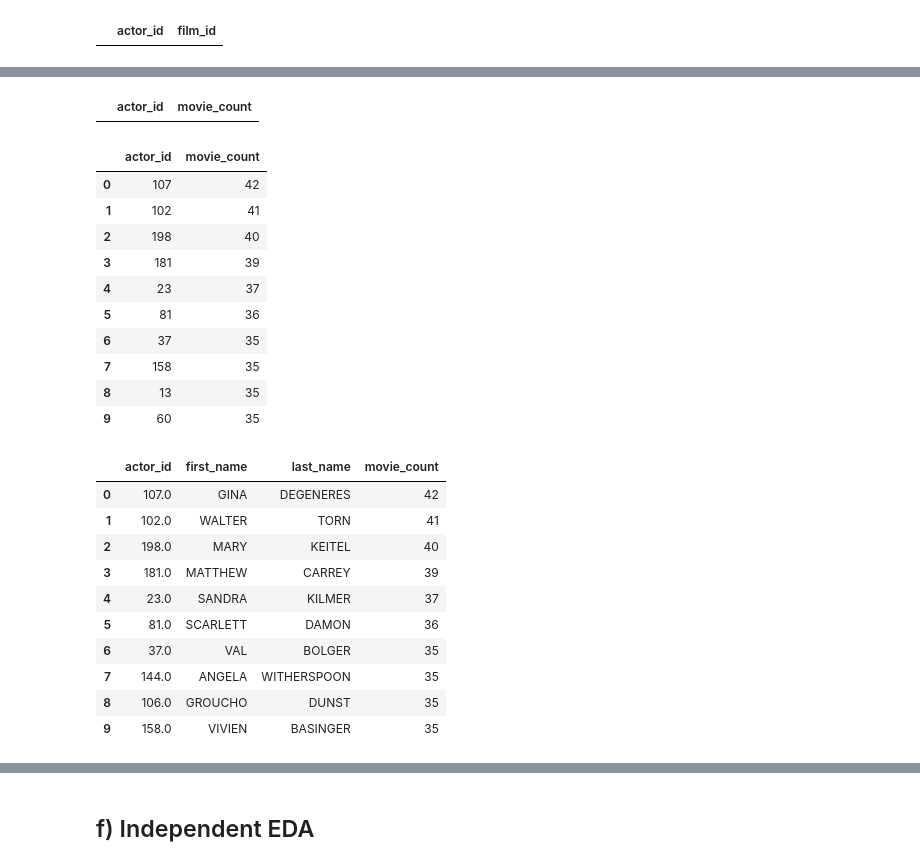
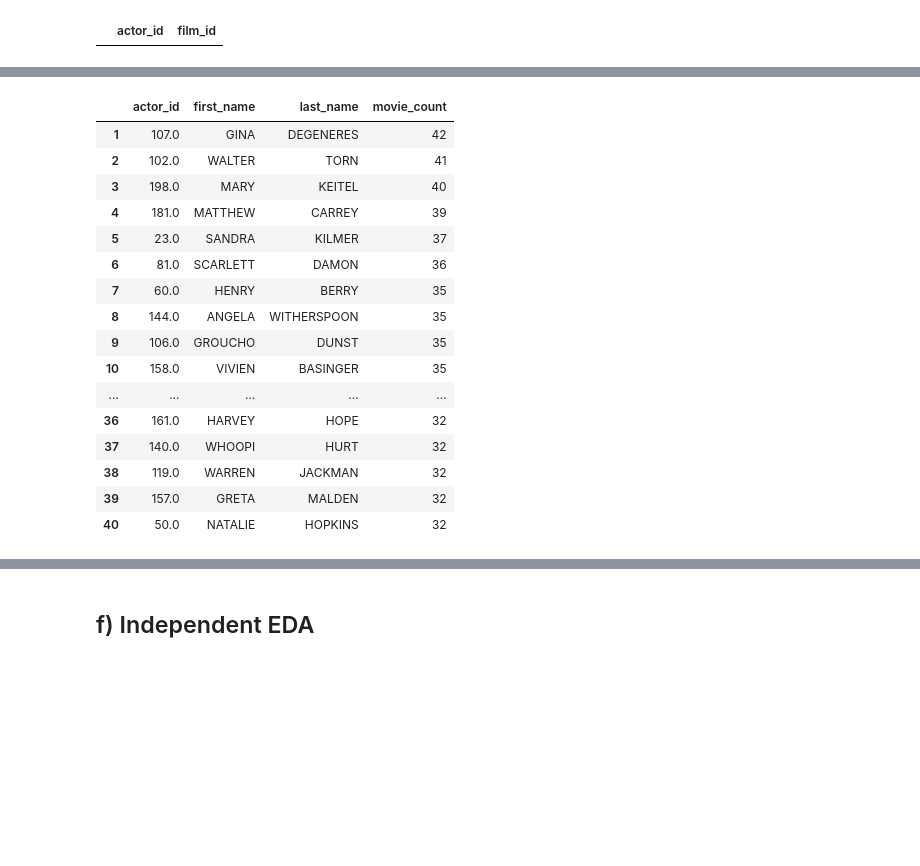
Before and after one commit to Akina-Aoki/sql_lab1_aira_franco, a Jupyter notebook: duckdb_pandas.ipynb, the cells around one changed output, grey strips where cells are left out. Drawn from its saved outputs; the diff is of its cells as text; code cells hidden in the pictures; blank space fills up the shorter version.

```diff
--- a/duckdb_pandas.ipynb
+++ b/duckdb_pandas.ipynb
@@ -525,71 +526,39 @@ OR last_name IS NULL;
-# %%
-''' Phase 2: Data Integrity Validation
-
-2.5 Validate Film Counts Are Non-Negative
-A sanity check. Aggregations shouldn’t produce anomalies.'''
-
-duckdb.sql("""
-SELECT actor_id, COUNT(*) AS movie_count
-FROM film_actor
-GROUP BY actor_id
-HAVING COUNT(*) < 0;  -- Should return nothing
-""").df()
-# %% [output]
-|  | actor_id | movie_count |
-# %%
-'''Phase 3: Analyze the Distribution
-
-Before ranking anything, quantify the overall activity.
-This tells whether outliers exist
-'''
-
-duckdb.sql("""
-SELECT
-  actor_id,
-  COUNT(*) AS movie_count
-FROM film_actor
-GROUP BY actor_id
-ORDER BY movie_count DESC
-LIMIT 10;
-""").df()
-# %% [output]
-|  | actor_id | movie_count |
-| 0 | 107 | 42 |
-| 1 | 102 | 41 |
-| 2 | 198 | 40 |
-| 3 | 181 | 39 |
-| 4 | 23 | 37 |
-| 5 | 81 | 36 |
-| 6 | 37 | 35 |
-| 7 | 158 | 35 |
-| 8 | 13 | 35 |
-| 9 | 60 | 35 |
 # %%
-'''Phase 4: A full actor profile with KPIs.
-
+'''Phase 4: A full actor profile
 Extend the metric by inner joining the actor identity back into the counts.
 '''
-duckdb.sql("""
+actors_tiebraker_40 = duckdb.sql("""
 SELECT
   a.actor_id,
   a.first_name,
   a.last_name,
   COUNT(*) AS movie_count
 FROM actor a
 INNER JOIN film_actor fa ON a.actor_id = fa.actor_id
 GROUP BY a.actor_id, a.first_name, a.last_name
 ORDER BY movie_count DESC
-LIMIT 10;
+LIMIT 40;
 """).df()
+
+# Change index to start from 1
+# Checked that from movie_count 42 - 32 has the actors with the most movies including all with tiebrakers
+actors_tiebraker_40.index = range(1, len(actors_tiebraker_40) + 1)
+actors_tiebraker_40
 # %% [output]
 |  | actor_id | first_name | last_name | movie_count |
-| 0 | 107.0 | GINA | DEGENERES | 42 |
-| 1 | 102.0 | WALTER | TORN | 41 |
-| 2 | 198.0 | MARY | KEITEL | 40 |
-| 3 | 181.0 | MATTHEW | CARREY | 39 |
-| 4 | 23.0 | SANDRA | KILMER | 37 |
-| 5 | 81.0 | SCARLETT | DAMON | 36 |
-| 6 | 37.0 | VAL | BOLGER | 35 |
-| 7 | 144.0 | ANGELA | WITHERSPOON | 35 |
-| 8 | 106.0 | GROUCHO | DUNST | 35 |
-| 9 | 158.0 | VIVIEN | BASINGER | 35 |
+| 1 | 107.0 | GINA | DEGENERES | 42 |
+| 2 | 102.0 | WALTER | TORN | 41 |
+| 3 | 198.0 | MARY | KEITEL | 40 |
+| 4 | 181.0 | MATTHEW | CARREY | 39 |
+| 5 | 23.0 | SANDRA | KILMER | 37 |
+| 6 | 81.0 | SCARLETT | DAMON | 36 |
+| 7 | 60.0 | HENRY | BERRY | 35 |
+| 8 | 144.0 | ANGELA | WITHERSPOON | 35 |
+| 9 | 106.0 | GROUCHO | DUNST | 35 |
+| 10 | 158.0 | VIVIEN | BASINGER | 35 |
+| ... | ... | ... | ... | ... |
+| 36 | 161.0 | HARVEY | HOPE | 32 |
+| 37 | 140.0 | WHOOPI | HURT | 32 |
+| 38 | 119.0 | WARREN | JACKMAN | 32 |
+| 39 | 157.0 | GRETA | MALDEN | 32 |
+| 40 | 50.0 | NATALIE | HOPKINS | 32 |
```
Also changed, not shown: parts of 44 cells of this notebook.
